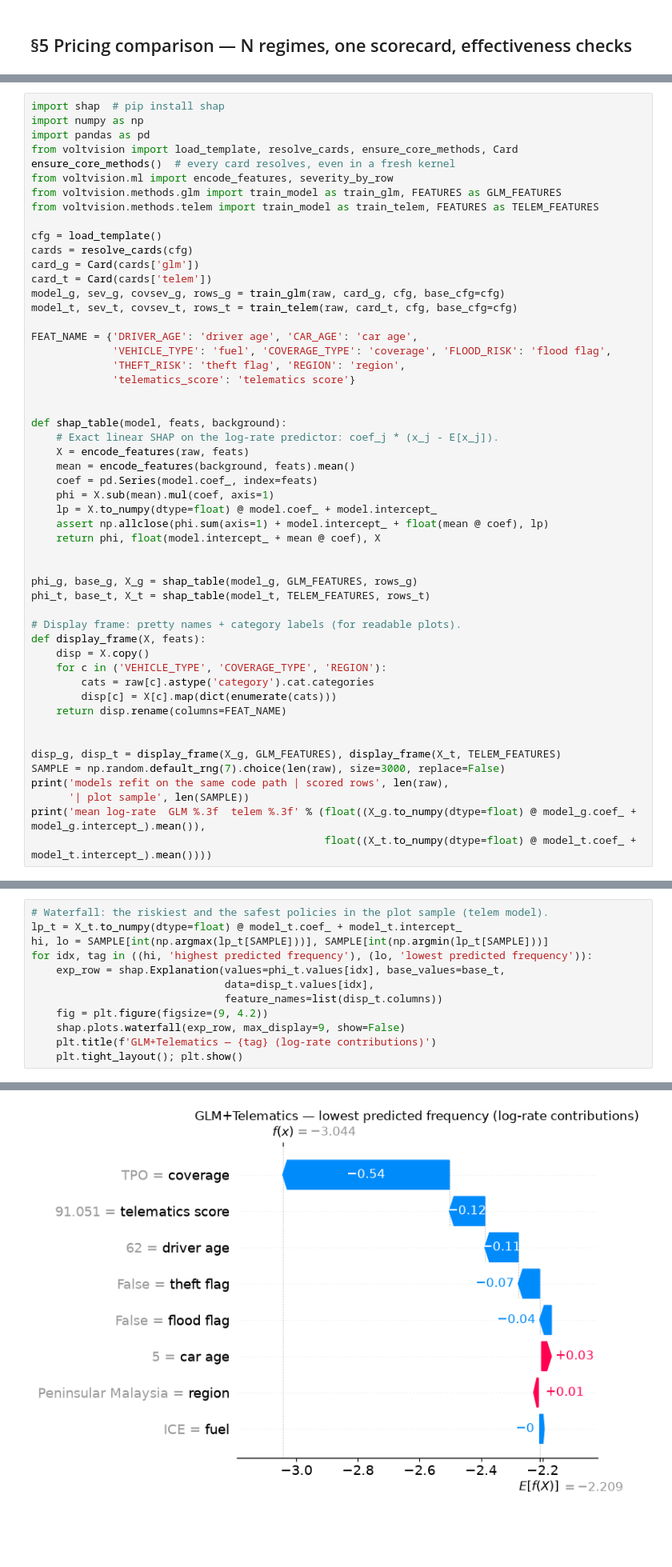
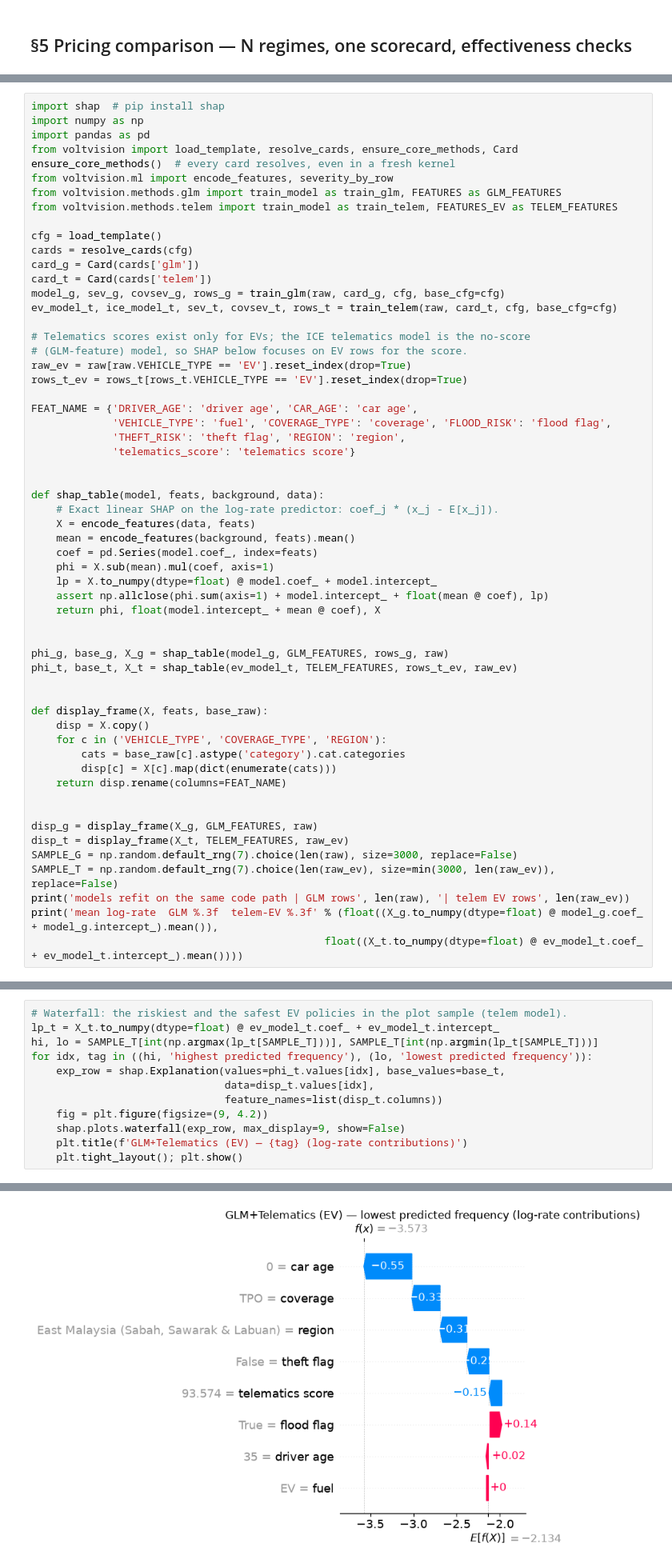
Before and after one commit to QHao-SOLID/MET-X, a Jupyter notebook: simulation/analysis.ipynb, the cells around one changed output, grey strips where cells are left out. Shown at 80% size. Saved outputs shown, nothing was run; the diff lists cells and outputs as text; blank space fills up the shorter version.

```diff
--- a/simulation/analysis.ipynb
+++ b/simulation/analysis.ipynb
@@ -556,14 +562,19 @@ from voltvision import load_template, resolve_cards, ensure_core_methods, Card
 ensure_core_methods()  # every card resolves, even in a fresh kernel
 from voltvision.ml import encode_features, severity_by_row
 from voltvision.methods.glm import train_model as train_glm, FEATURES as GLM_FEATURES
-from voltvision.methods.telem import train_model as train_telem, FEATURES as TELEM_FEATURES
+from voltvision.methods.telem import train_model as train_telem, FEATURES_EV as TELEM_FEATURES
 
 cfg = load_template()
 cards = resolve_cards(cfg)
 card_g = Card(cards['glm'])
 card_t = Card(cards['telem'])
 model_g, sev_g, covsev_g, rows_g = train_glm(raw, card_g, cfg, base_cfg=cfg)
-model_t, sev_t, covsev_t, rows_t = train_telem(raw, card_t, cfg, base_cfg=cfg)
+ev_model_t, ice_model_t, sev_t, covsev_t, rows_t = train_telem(raw, card_t, cfg, base_cfg=cfg)
+
+# Telematics scores exist only for EVs; the ICE telematics model is the no-score
+# (GLM-feature) model, so SHAP below focuses on EV rows for the score.
+raw_ev = raw[raw.VEHICLE_TYPE == 'EV'].reset_index(drop=True)
+rows_t_ev = rows_t[rows_t.VEHICLE_TYPE == 'EV'].reset_index(drop=True)
 
 FEAT_NAME = {'DRIVER_AGE': 'driver age', 'CAR_AGE': 'car age',
              'VEHICLE_TYPE': 'fuel', 'COVERAGE_TYPE': 'coverage', 'FLOOD_RISK': 'flood flag',
@@ -571,9 +582,9 @@ FEAT_NAME = {'DRIVER_AGE': 'driver age', 'CAR_AGE': 'car age',
              'telematics_score': 'telematics score'}
 
 
-def shap_table(model, feats, background):
+def shap_table(model, feats, background, data):
     # Exact linear SHAP on the log-rate predictor: coef_j * (x_j - E[x_j]).
-    X = encode_features(raw, feats)
+    X = encode_features(data, feats)
     mean = encode_features(background, feats).mean()
     coef = pd.Series(model.coef_, index=feats)
     phi = X.sub(mean).mul(coef, axis=1)
@@ -582,22 +593,23 @@ def shap_table(model, feats, background):
     return phi, float(model.intercept_ + mean @ coef), X
 
 
-phi_g, base_g, X_g = shap_table(model_g, GLM_FEATURES, rows_g)
-phi_t, base_t, X_t = shap_table(model_t, TELEM_FEATURES, rows_t)
+phi_g, base_g, X_g = shap_table(model_g, GLM_FEATURES, rows_g, raw)
+phi_t, base_t, X_t = shap_table(ev_model_t, TELEM_FEATURES, rows_t_ev, raw_ev)
 
-# Display frame: pretty names + category labels (for readable plots).
-def display_frame(X, feats):
+
+def display_frame(X, feats, base_raw):
     disp = X.copy()
     for c in ('VEHICLE_TYPE', 'COVERAGE_TYPE', 'REGION'):
-        cats = raw[c].astype('category').cat.categories
+        cats = base_raw[c].astype('category').cat.categories
         disp[c] = X[c].map(dict(enumerate(cats)))
     return disp.rename(columns=FEAT_NAME)
 
 
-disp_g, disp_t = display_frame(X_g, GLM_FEATURES), display_frame(X_t, TELEM_FEATURES)
-SAMPLE = np.random.default_rng(7).choice(len(raw), size=3000, replace=False)
-print('models refit on the same code path | scored rows', len(raw),
-      '| plot sample', len(SAMPLE))
-print('mean log-rate  GLM %.3f  telem %.3f' % (float((X_g.to_numpy(dtype=float) @ model_g.coef_ + model_g.intercept_).mean()),
-                                               float((X_t.to_numpy(dtype=float) @ model_t.coef_ + model_t.intercept_).mean())))
+disp_g = display_frame(X_g, GLM_FEATURES, raw)
+disp_t = display_frame(X_t, TELEM_FEATURES, raw_ev)
+SAMPLE_G = np.random.default_rng(7).choice(len(raw), size=3000, replace=False)
+SAMPLE_T = np.random.default_rng(7).choice(len(raw_ev), size=min(3000, len(raw_ev)), replace=False)
+print('models refit on the same code path | GLM rows', len(raw), '| telem EV rows', len(raw_ev))
+print('mean log-rate  GLM %.3f  telem-EV %.3f' % (float((X_g.to_numpy(dtype=float) @ model_g.coef_ + model_g.intercept_).mean()),
+                                               float((X_t.to_numpy(dtype=float) @ ev_model_t.coef_ + ev_model_t.intercept_).mean())))
 # %% [output]
@@ -645,13 +661,13 @@ for label, phi, disp in (('GLM+Telematics', phi_t, disp_t), ('GLM', phi_g, disp_
 # %%
-# Waterfall: the riskiest and the safest policies in the plot sample (telem model).
-lp_t = X_t.to_numpy(dtype=float) @ model_t.coef_ + model_t.intercept_
-hi, lo = SAMPLE[int(np.argmax(lp_t[SAMPLE]))], SAMPLE[int(np.argmin(lp_t[SAMPLE]))]
+# Waterfall: the riskiest and the safest EV policies in the plot sample (telem model).
+lp_t = X_t.to_numpy(dtype=float) @ ev_model_t.coef_ + ev_model_t.intercept_
+hi, lo = SAMPLE_T[int(np.argmax(lp_t[SAMPLE_T]))], SAMPLE_T[int(np.argmin(lp_t[SAMPLE_T]))]
 for idx, tag in ((hi, 'highest predicted frequency'), (lo, 'lowest predicted frequency')):
     exp_row = shap.Explanation(values=phi_t.values[idx], base_values=base_t,
                                data=disp_t.values[idx],
                                feature_names=list(disp_t.columns))
     fig = plt.figure(figsize=(9, 4.2))
     shap.plots.waterfall(exp_row, max_display=9, show=False)
-    plt.title(f'GLM+Telematics — {tag} (log-rate contributions)')
+    plt.title(f'GLM+Telematics (EV) — {tag} (log-rate contributions)')
     plt.tight_layout(); plt.show()
 # %% [output]
@@ -659,2 +675,2 @@ for idx, tag in ((hi, 'highest predicted frequency'), (lo, 'lowest predicted fre
-[figure, old version]
+[figure, new version]
 # %%
```
Also changed, not shown: parts of 24 cells of this notebook, 8 other files.
